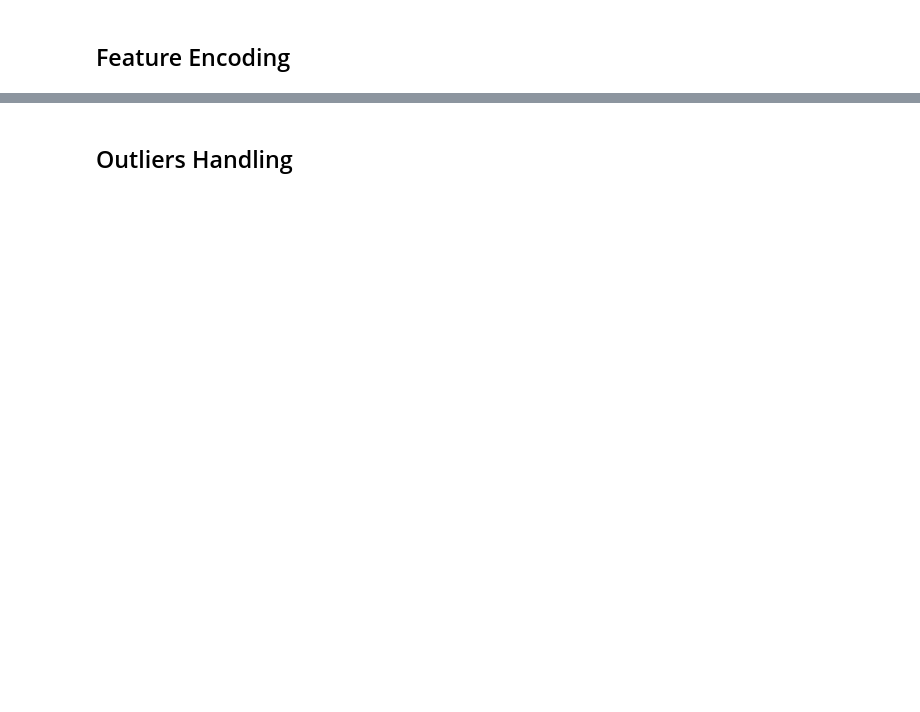
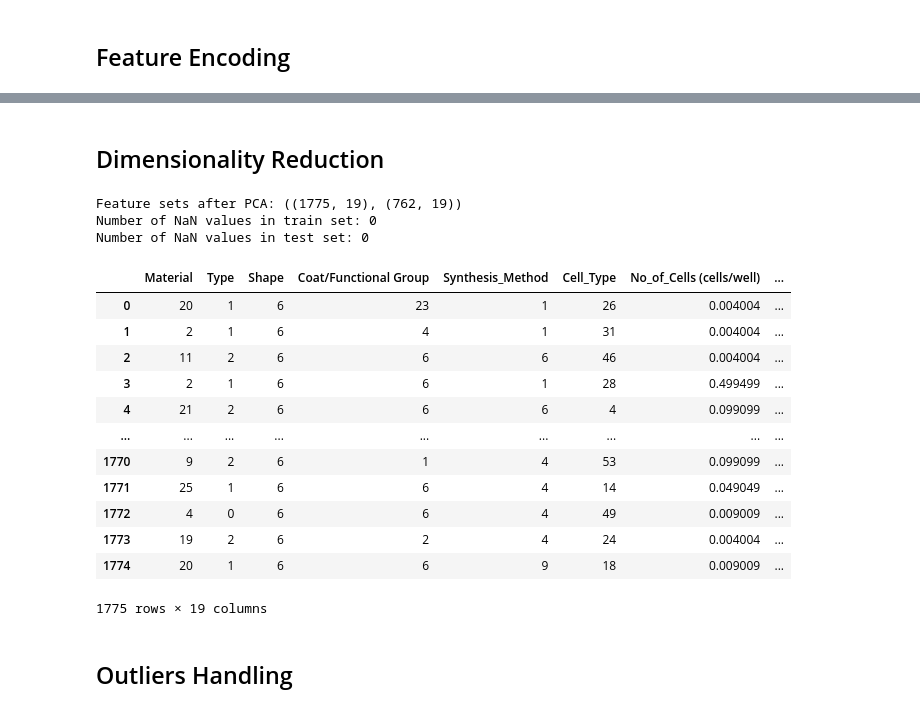
Before and after one commit to tanthinhdt/cbbl-2025, a Jupyter notebook: r_tabpfn-v2-optimized.ipynb, the cells around one changed output, grey strips where cells are left out. Saved outputs shown, nothing was run; the diff lists cells and outputs as text; code cells hidden in the pictures; blank space fills up the shorter version.

```diff
--- a/r_tabpfn-v2-optimized.ipynb
+++ b/r_tabpfn-v2-optimized.ipynb
@@ -151,4 +147,57 @@ X_train
 1775 rows × 20 columns
+# %% [markdown]
+## Dimensionality Reduction
+# %%
+from sklearn.decomposition import PCA
+
+
+pca_cols = [
+    "Surface_Charge",
+    "Human_Animal",
+    "Cell_Age",
+]
+n_components = len(pca_cols) - 1
+pca = PCA(n_components=n_components, whiten=True)
+new_col_names = [f"PCA_{i+1}" for i in range(n_components)]
+
+X_train = pd.concat(
+    [
+        X_train.drop(columns=pca_cols),
+        pd.DataFrame(pca.fit_transform(X_train[pca_cols]), columns=new_col_names)
+    ],
+    axis=1,
+)
+
+X_test = pd.concat(
+    [
+        X_test.drop(columns=pca_cols),
+        pd.DataFrame(pca.transform(X_test[pca_cols]), columns=new_col_names)
+    ],
+    axis=1,
+)
+
+print("Feature sets after PCA:", (X_train.shape, X_test.shape))
+print("Number of NaN values in train set:", X_train.isna().sum().sum())
+print("Number of NaN values in test set:", X_test.isna().sum().sum())
+
+X_train
+# %% [output]
+Feature sets after PCA: ((1775, 19), (762, 19))
+Number of NaN values in train set: 0
+Number of NaN values in test set: 0
+|  | Material | Type | Shape | Coat/Functional Group | Synthesis_Method | Cell_Type | No_of_Cells (cells/well) | ... |
+| 0 | 20 | 1 | 6 | 23 | 1 | 26 | 0.004004 | ... |
+| 1 | 2 | 1 | 6 | 4 | 1 | 31 | 0.004004 | ... |
+| 2 | 11 | 2 | 6 | 6 | 6 | 46 | 0.004004 | ... |
+| 3 | 2 | 1 | 6 | 6 | 1 | 28 | 0.499499 | ... |
+| 4 | 21 | 2 | 6 | 6 | 6 | 4 | 0.099099 | ... |
+| ... | ... | ... | ... | ... | ... | ... | ... | ... |
+| 1770 | 9 | 2 | 6 | 1 | 4 | 53 | 0.099099 | ... |
+| 1771 | 25 | 1 | 6 | 6 | 4 | 14 | 0.049049 | ... |
+| 1772 | 4 | 0 | 6 | 6 | 4 | 49 | 0.009009 | ... |
+| 1773 | 19 | 2 | 6 | 2 | 4 | 24 | 0.004004 | ... |
+| 1774 | 20 | 1 | 6 | 6 | 9 | 18 | 0.009009 | ... |
+1775 rows × 19 columns
 # %% [markdown]
 ## Outliers Handling
 # %%
```
Also changed, not shown: parts of 14 cells of this notebook, 2 other files.
